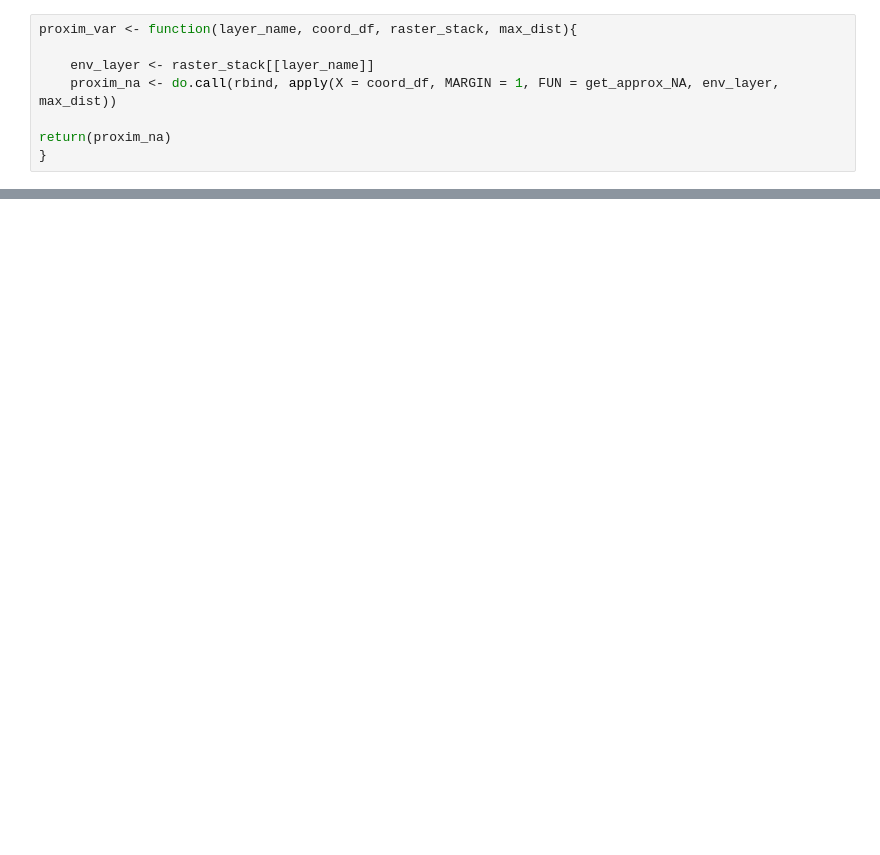
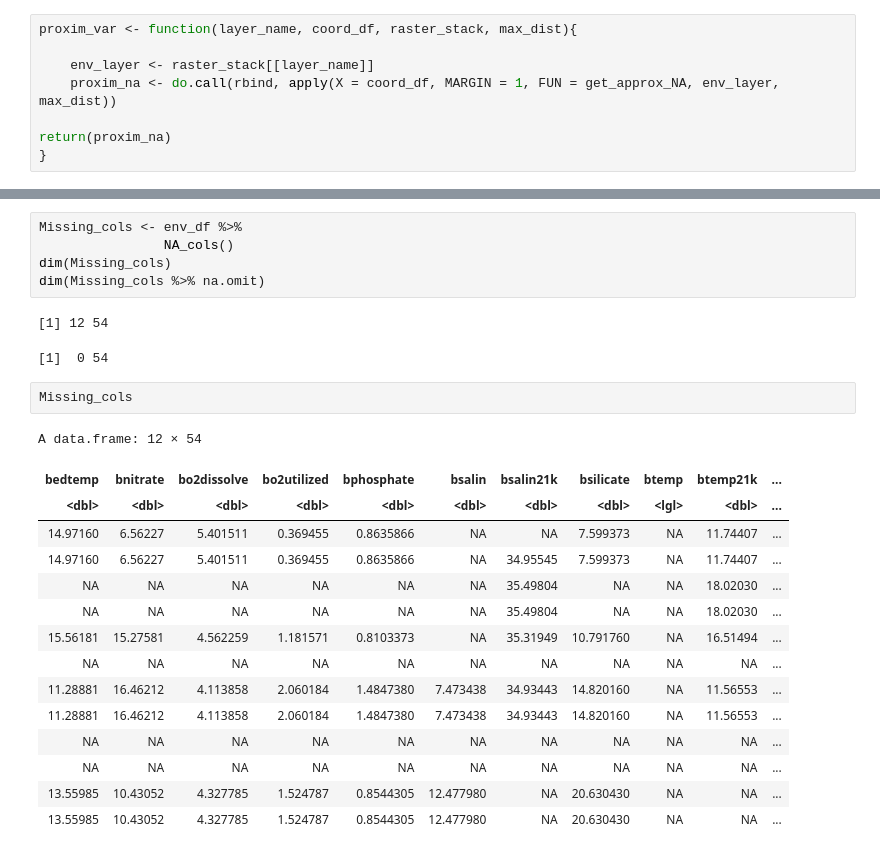
Before and after one commit to PiscatorX/Mzansi-Blue-Carbon, a Jupyter notebook: gmed_analysis.ipynb, the cells around one changed output, grey strips where cells are left out. Drawn from its saved outputs; the diff is of its cells as text; blank space fills up the shorter version.

```diff
--- a/gmed_analysis.ipynb
+++ b/gmed_analysis.ipynb
@@ -109,0 +269,26 @@ sampled_df$sampled == test_df$layer
+# %%
+Missing_cols <- env_df %>%
+                NA_cols()
+dim(Missing_cols)
+dim(Missing_cols %>% na.omit)
+# %% [output]
+[1] 12 54
+[1]  0 54
+# %%
+Missing_cols
+# %% [output]
+A data.frame: 12 × 54
+| bedtemp | bnitrate | bo2dissolve | bo2utilized | bphosphate | bsalin | bsalin21k | bsilicate | btemp | btemp21k | ... |
+| <dbl> | <dbl> | <dbl> | <dbl> | <dbl> | <dbl> | <dbl> | <dbl> | <lgl> | <dbl> | ... |
+| 14.97160 | 6.56227 | 5.401511 | 0.369455 | 0.8635866 | NA | NA | 7.599373 | NA | 11.74407 | ... |
+| 14.97160 | 6.56227 | 5.401511 | 0.369455 | 0.8635866 | NA | 34.95545 | 7.599373 | NA | 11.74407 | ... |
+| NA | NA | NA | NA | NA | NA | 35.49804 | NA | NA | 18.02030 | ... |
+| NA | NA | NA | NA | NA | NA | 35.49804 | NA | NA | 18.02030 | ... |
+| 15.56181 | 15.27581 | 4.562259 | 1.181571 | 0.8103373 | NA | 35.31949 | 10.791760 | NA | 16.51494 | ... |
+| NA | NA | NA | NA | NA | NA | NA | NA | NA | NA | ... |
+| 11.28881 | 16.46212 | 4.113858 | 2.060184 | 1.4847380 | 7.473438 | 34.93443 | 14.820160 | NA | 11.56553 | ... |
+| 11.28881 | 16.46212 | 4.113858 | 2.060184 | 1.4847380 | 7.473438 | 34.93443 | 14.820160 | NA | 11.56553 | ... |
+| NA | NA | NA | NA | NA | NA | NA | NA | NA | NA | ... |
+| NA | NA | NA | NA | NA | NA | NA | NA | NA | NA | ... |
+| 13.55985 | 10.43052 | 4.327785 | 1.524787 | 0.8544305 | 12.477980 | NA | 20.630430 | NA | NA | ... |
+| 13.55985 | 10.43052 | 4.327785 | 1.524787 | 0.8544305 | 12.477980 | NA | 20.630430 | NA | NA | ... |
```
Also changed, not shown: parts of 84 cells of this notebook.
